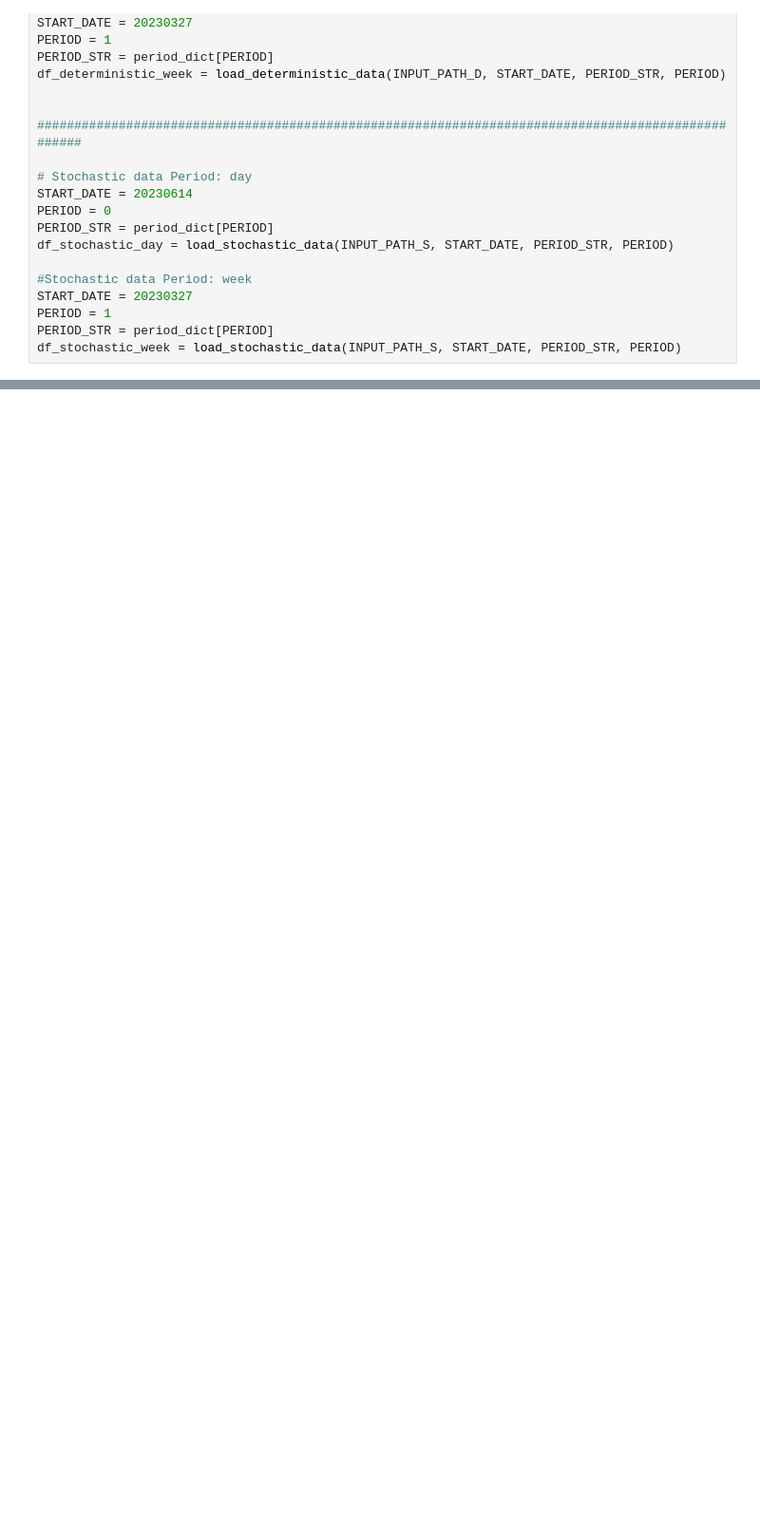
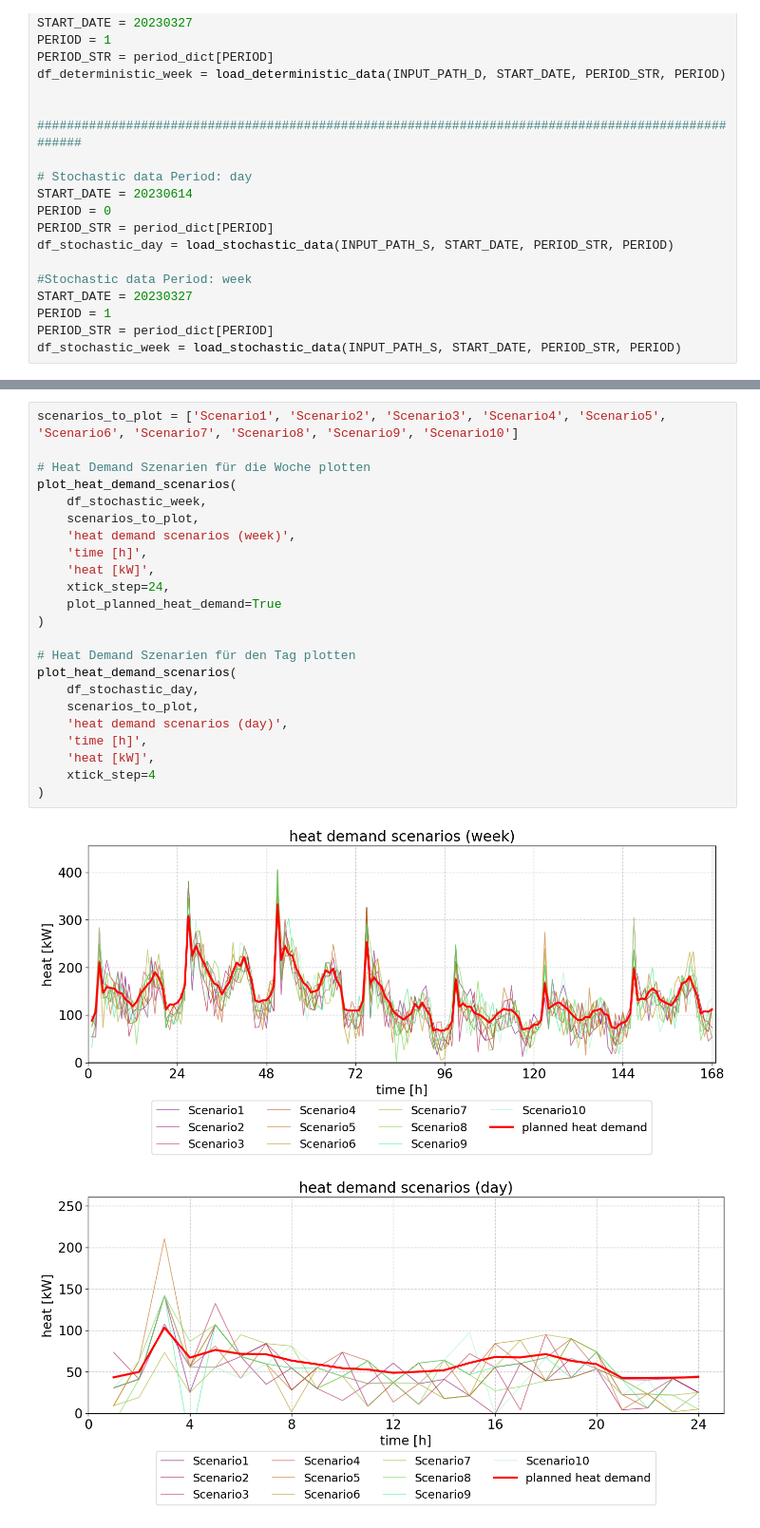
Before and after one commit to 0815Paul/SPMA, a Jupyter notebook: postprocessing/postprocessing.ipynb, the cells around one changed output, grey strips where cells are left out. Shown at 95% size. Cells and saved outputs as stored; diff of their text form; blank space fills up the shorter version.

```diff
--- a/postprocessing/postprocessing.ipynb
+++ b/postprocessing/postprocessing.ipynb
@@ -755,0 +970,26 @@ plt.show()
+# %%
+scenarios_to_plot = ['Scenario1', 'Scenario2', 'Scenario3', 'Scenario4', 'Scenario5', 'Scenario6', 'Scenario7', 'Scenario8', 'Scenario9', 'Scenario10']
+
+# Heat Demand Szenarien für die Woche plotten
+plot_heat_demand_scenarios(
+    df_stochastic_week,
+    scenarios_to_plot,
+    'heat demand scenarios (week)',
+    'time [h]',
+    'heat [kW]',
+    xtick_step=24,
+    plot_planned_heat_demand=True
+)
+
+# Heat Demand Szenarien für den Tag plotten
+plot_heat_demand_scenarios(
+    df_stochastic_day,
+    scenarios_to_plot,
+    'heat demand scenarios (day)',
+    'time [h]',
+    'heat [kW]',
+    xtick_step=4
+)
+# %% [output]
+[figure, added]
+[figure, added]
```
Also changed, not shown: parts of 52 cells of this notebook, 31 other files.
